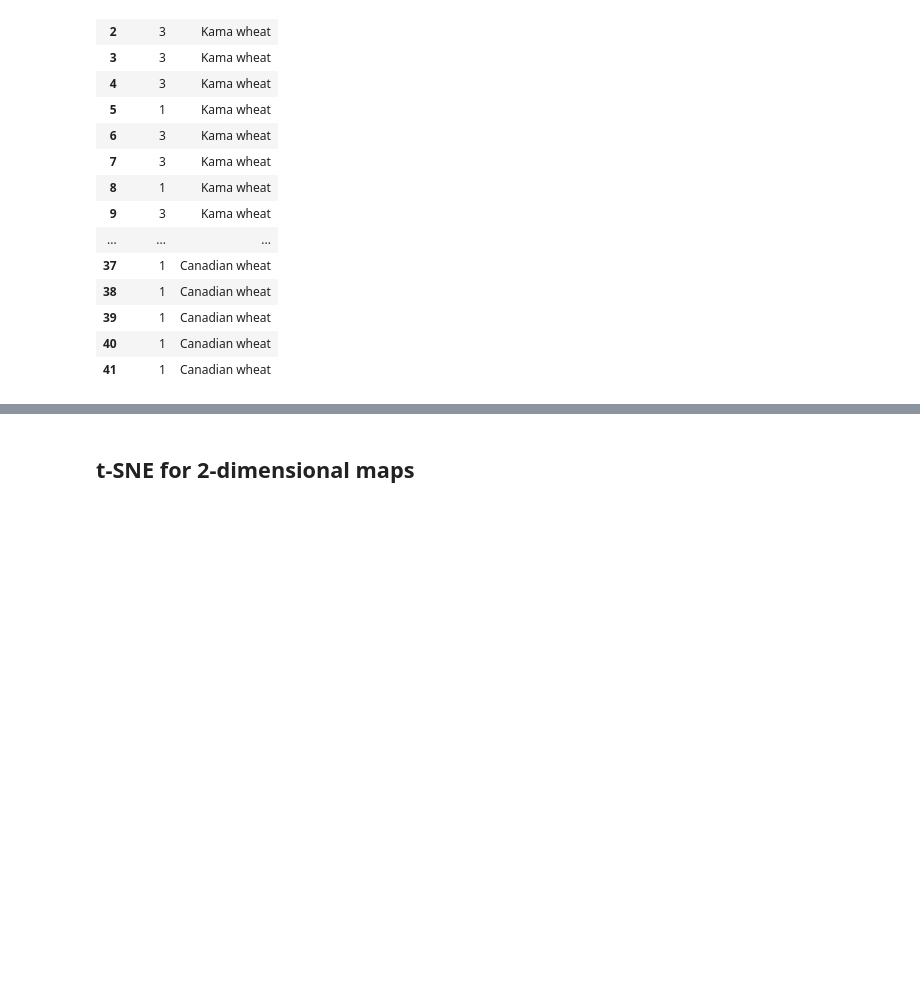
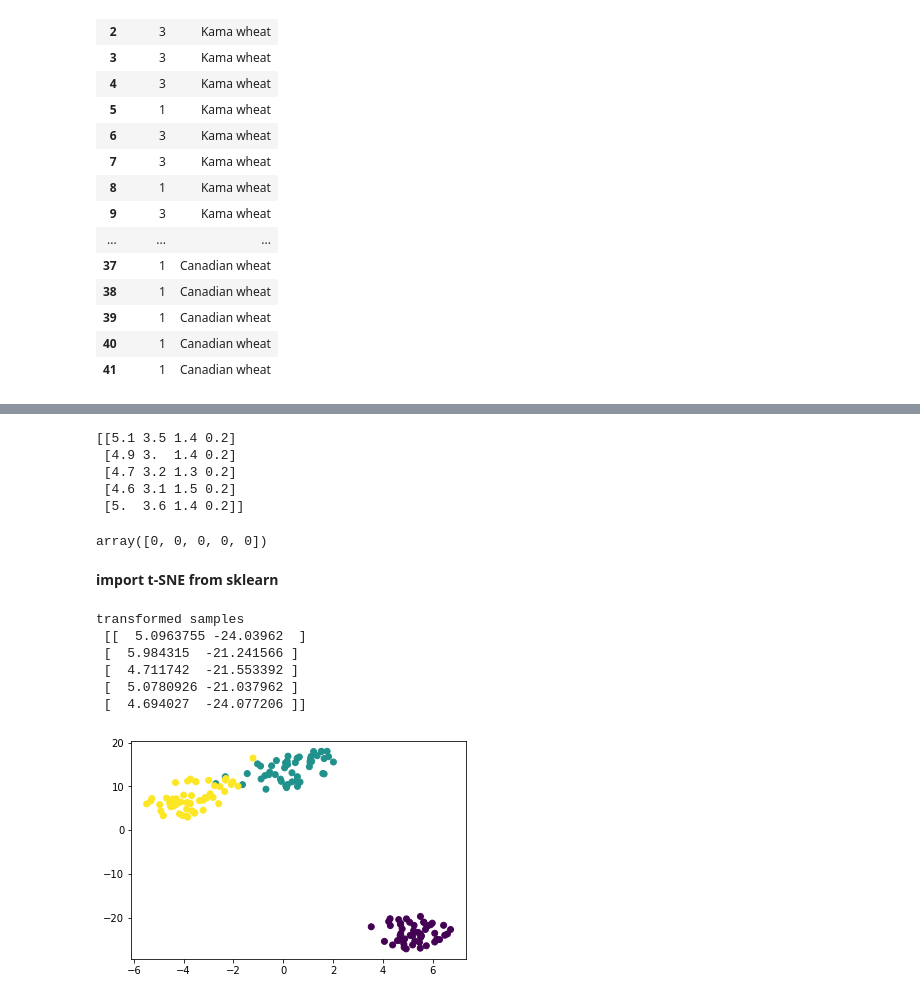
Before and after one commit to paulo-g-martinez/unsupervised-learning-in-python, a Jupyter notebook: unsupervised-learning-in-python.ipynb, the cells around one changed output, grey strips where cells are left out. Cells and saved outputs as stored; diff of their text form; code cells hidden in the pictures; blank space fills up the shorter version.

Commit message:
finished chp 2 visualizing with t-SNE

```diff
--- a/unsupervised-learning-in-python.ipynb
+++ b/unsupervised-learning-in-python.ipynb
@@ -2191,2 +2205,37 @@ df
+# %%
+from sklearn import datasets
+iris = datasets.load_iris()
+iris_samples = iris.data
+print(iris_samples[:5])
+# %% [output]
+[[5.1 3.5 1.4 0.2]
+ [4.9 3.  1.4 0.2]
+ [4.7 3.2 1.3 0.2]
+ [4.6 3.1 1.5 0.2]
+ [5.  3.6 1.4 0.2]]
+# %%
+iris_species = iris.target
+iris_species[:5]
+# %% [output]
+array([0, 0, 0, 0, 0])
 # %% [markdown]
-## t-SNE for 2-dimensional maps
+**import t-SNE from sklearn**
+# %%
+from sklearn.manifold import TSNE
+model = TSNE(learning_rate = 100)
+# 🔵 I wonder what the learning rate is about
+# I'd also like to learn more about how tsne works
+transformed_iris = model.fit_transform(iris_samples)
+print('transformed samples' + '\n', transformed_iris[:5])
+xs = transformed_iris[:,0]
+ys = transformed_iris[:,1]
+plt.scatter(xs, ys, c = iris_species)
+plt.show()
+# %% [output]
+transformed samples
+ [[  5.0963755 -24.03962  ]
+ [  5.984315  -21.241566 ]
+ [  4.711742  -21.553392 ]
+ [  5.0780926 -21.037962 ]
+ [  4.694027  -24.077206 ]]
+[figure, added]
```
Also changed, not shown: parts of 17 cells of this notebook.
